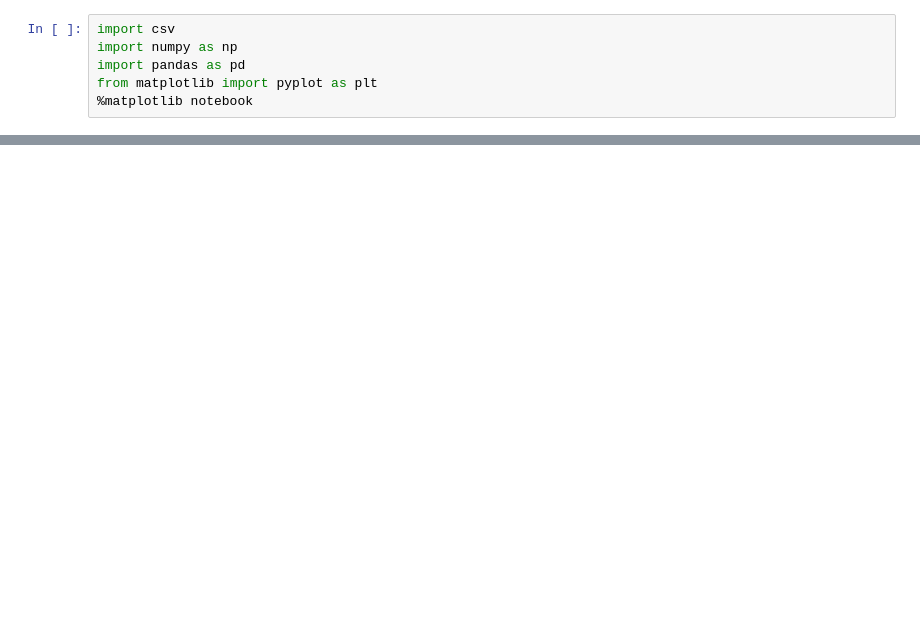
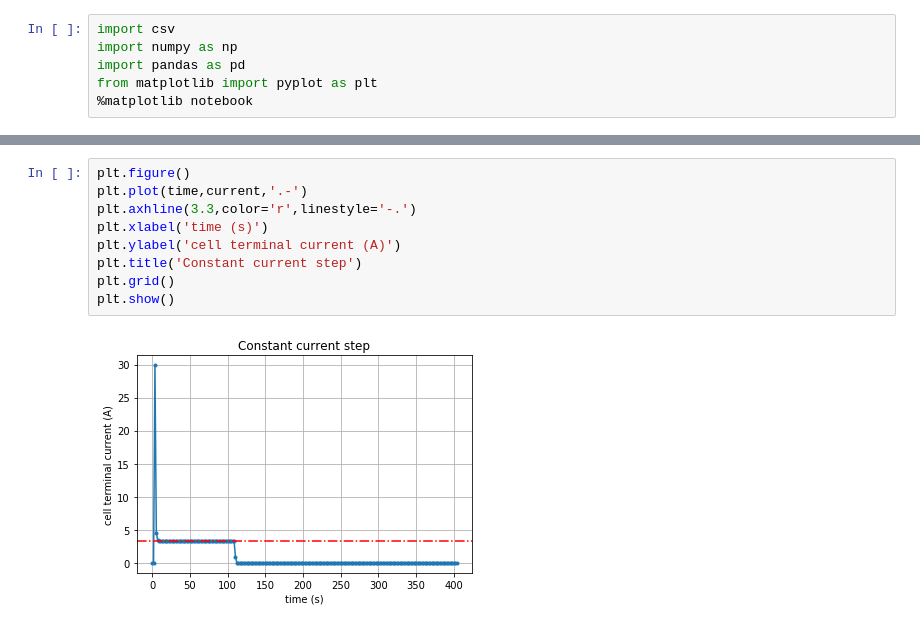
Before and after one commit to lucasschn/LogAnalysis, a Jupyter notebook: Battery/Equivalent Circuit Parameters Estimation.ipynb, the cells around one changed output, grey strips where cells are left out. Saved outputs shown, nothing was run; the diff lists cells and outputs as text; blank space fills up the shorter version.

```diff
--- a/Battery/Equivalent Circuit Parameters Estimation.ipynb
+++ b/Battery/Equivalent Circuit Parameters Estimation.ipynb
@@ -12,0 +52,11 @@ voltage = df['value']/1e3
+# %%
+plt.figure()
+plt.plot(time,current,'.-')
+plt.axhline(3.3,color='r',linestyle='-.')
+plt.xlabel('time (s)')
+plt.ylabel('cell terminal current (A)')
+plt.title('Constant current step')
+plt.grid()
+plt.show()
+# %% [output]
+[figure, added]
```
Also changed, not shown: parts of 16 cells of this notebook, 2 other files.
